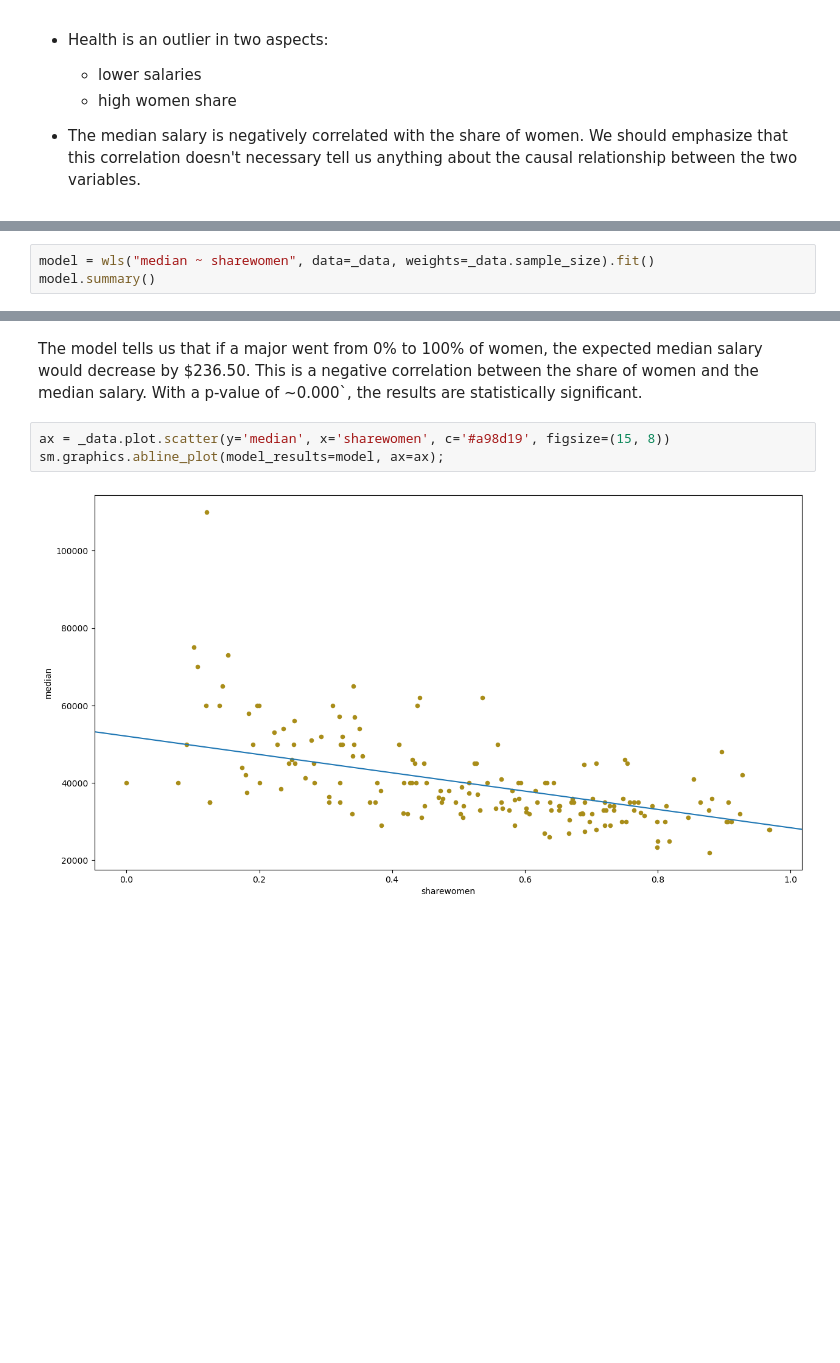
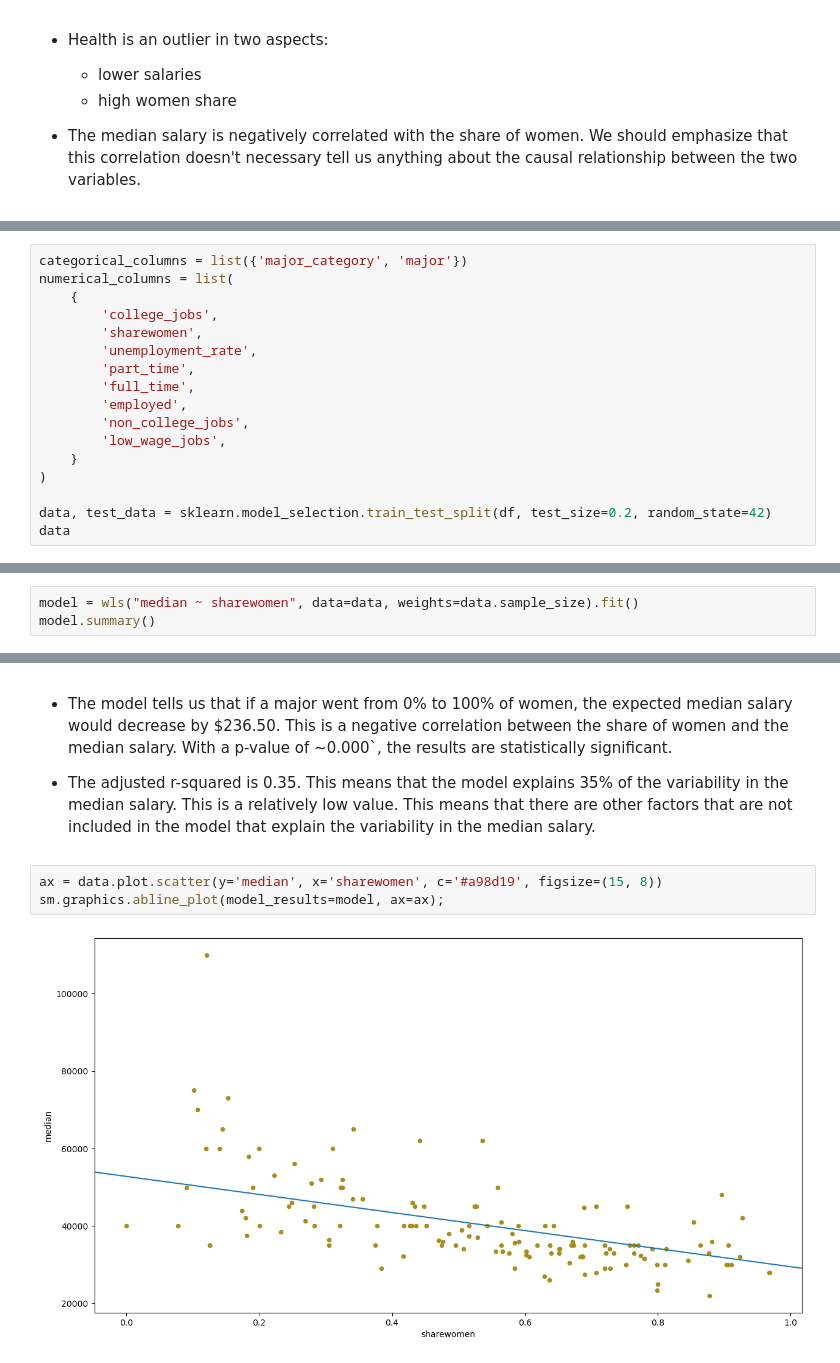
Before and after one commit to andersy005/ms-ds-notebooks, a Jupyter notebook: notebooks/college-majors-vs-salaries.ipynb, the cells around one changed output, grey strips where cells are left out. Saved outputs shown, nothing was run; the diff lists cells and outputs as text; blank space fills up the shorter version.

```diff
--- a/notebooks/analysis.ipynb
+++ b/notebooks/college-majors-vs-salaries.ipynb
@@ -327,0 +311,17 @@ _data
+# %%
+categorical_columns = list({'major_category', 'major'})
+numerical_columns = list(
+    {
+        'college_jobs',
+        'sharewomen',
+        'unemployment_rate',
+        'part_time',
+        'full_time',
+        'employed',
+        'non_college_jobs',
+        'low_wage_jobs',
+    }
+)
+
+data, test_data = sklearn.model_selection.train_test_split(df, test_size=0.2, random_state=42)
+data
@@ -328,5 +342,5 @@ _data
 # %%
-model = wls("median ~ sharewomen", data=_data, weights=_data.sample_size).fit()
+model = wls("median ~ sharewomen", data=data, weights=data.sample_size).fit()
 model.summary()
 # %% [output]
 WLS Regression Results
@@ -349,9 +363,11 @@ WLS Regression Results
 Notes:
 [1] Standard Errors assume that the covariance matrix of the errors is correctly specified.
 # %% [markdown]
-The model tells us that if a major went from 0% to 100% of women, the expected median salary would decrease by $236.50. This is a negative correlation between the share of women and the median salary. With a p-value of ~0.000`, the results are statistically significant.
+- The model tells us that if a major went from 0% to 100% of women, the expected median salary would decrease by $236.50. This is a negative correlation between the share of women and the median salary. With a p-value of ~0.000`, the results are statistically significant.
+
+- The adjusted r-squared is 0.35. This means that the model explains 35% of the variability in the median salary. This is a relatively low value. This means that there are other factors that are not included in the model that explain the variability in the median salary.
 # %%
-ax = _data.plot.scatter(y='median', x='sharewomen', c='#a98d19', figsize=(15, 8))
+ax = data.plot.scatter(y='median', x='sharewomen', c='#a98d19', figsize=(15, 8))
 sm.graphics.abline_plot(model_results=model, ax=ax);
 # %% [output]
-[figure, old version]
+[figure, new version]
```
Also changed, not shown: parts of 18 cells of this notebook.
